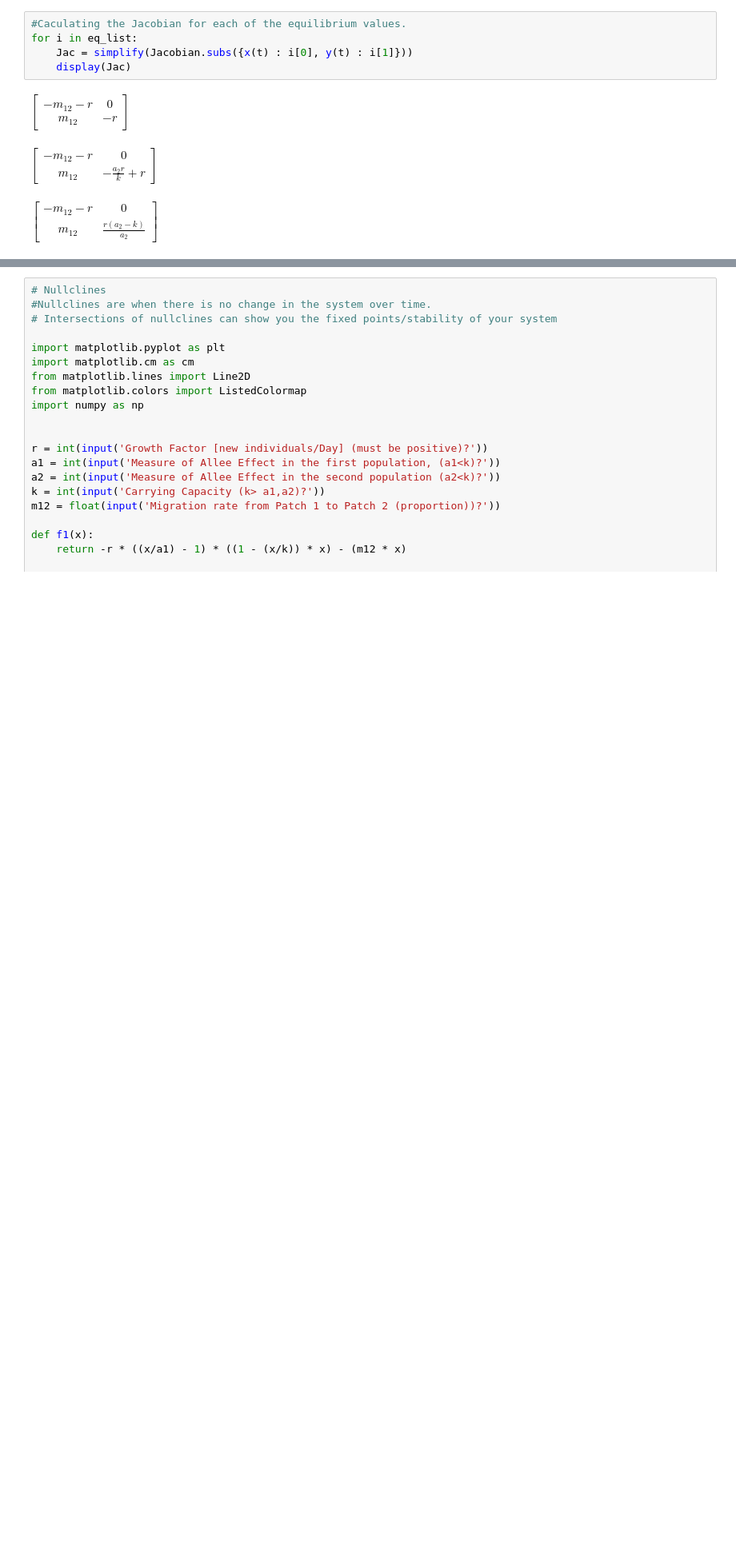
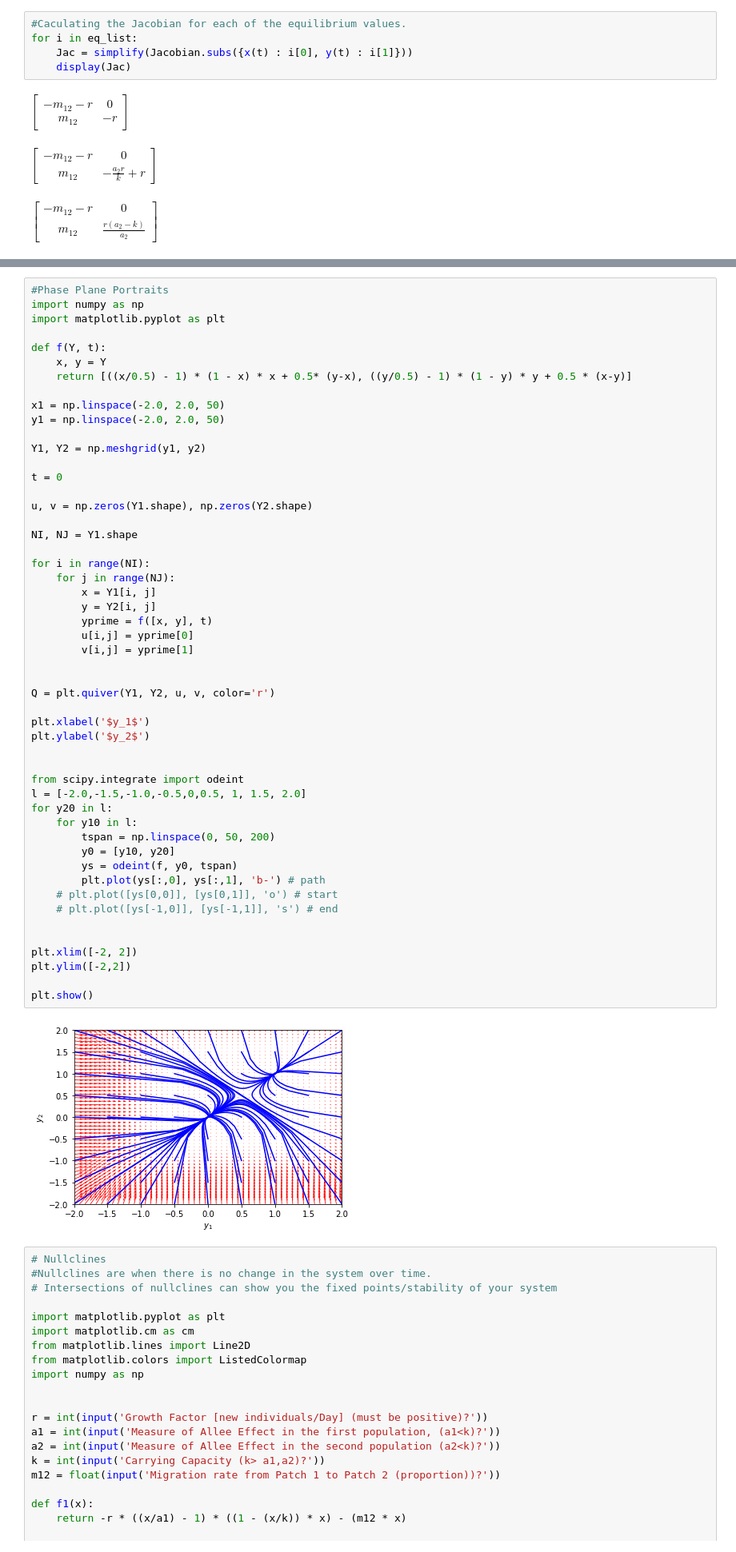
Before and after one commit to ewoodwar/Final-project-2023-AARMS, a Jupyter notebook: ODE Solver_ AARMS 2023.ipynb, the cells around one changed output, grey strips where cells are left out. Shown at 80% size. Cells and saved outputs as stored; diff of their text form; blank space fills up the shorter version.

```diff
--- a/ODE Solver_ AARMS 2023.ipynb
+++ b/ODE Solver_ AARMS 2023.ipynb
@@ -128,3 +123,56 @@ plt.show(plot1, plot2)
+# %%
+#Phase Plane Portraits
+import numpy as np
+import matplotlib.pyplot as plt
+
+def f(Y, t):
+    x, y = Y
+    return [((x/0.5) - 1) * (1 - x) * x + 0.5* (y-x), ((y/0.5) - 1) * (1 - y) * y + 0.5 * (x-y)]
+
+x1 = np.linspace(-2.0, 2.0, 50)
+y1 = np.linspace(-2.0, 2.0, 50)
+
+Y1, Y2 = np.meshgrid(y1, y2)
+
+t = 0
+
+u, v = np.zeros(Y1.shape), np.zeros(Y2.shape)
+
+NI, NJ = Y1.shape
+
+for i in range(NI):
+    for j in range(NJ):
+        x = Y1[i, j]
+        y = Y2[i, j]
+        yprime = f([x, y], t)
+        u[i,j] = yprime[0]
+        v[i,j] = yprime[1]
+
+
+Q = plt.quiver(Y1, Y2, u, v, color='r')
+
+plt.xlabel('$y_1$')
+plt.ylabel('$y_2$')
+
+
+from scipy.integrate import odeint
+l = [-2.0,-1.5,-1.0,-0.5,0,0.5, 1, 1.5, 2.0]
+for y20 in l:
+    for y10 in l:
+        tspan = np.linspace(0, 50, 200)
+        y0 = [y10, y20]
+        ys = odeint(f, y0, tspan)
+        plt.plot(ys[:,0], ys[:,1], 'b-') # path
+    # plt.plot([ys[0,0]], [ys[0,1]], 'o') # start
+    # plt.plot([ys[-1,0]], [ys[-1,1]], 's') # end
+
+
+plt.xlim([-2, 2])
+plt.ylim([-2,2])
+
+plt.show()
+# %% [output]
+[figure, added]
 # %%
 # Nullclines
 #Nullclines are when there is no change in the system over time.
```
Also changed, not shown: parts of 1 cell of this notebook.
